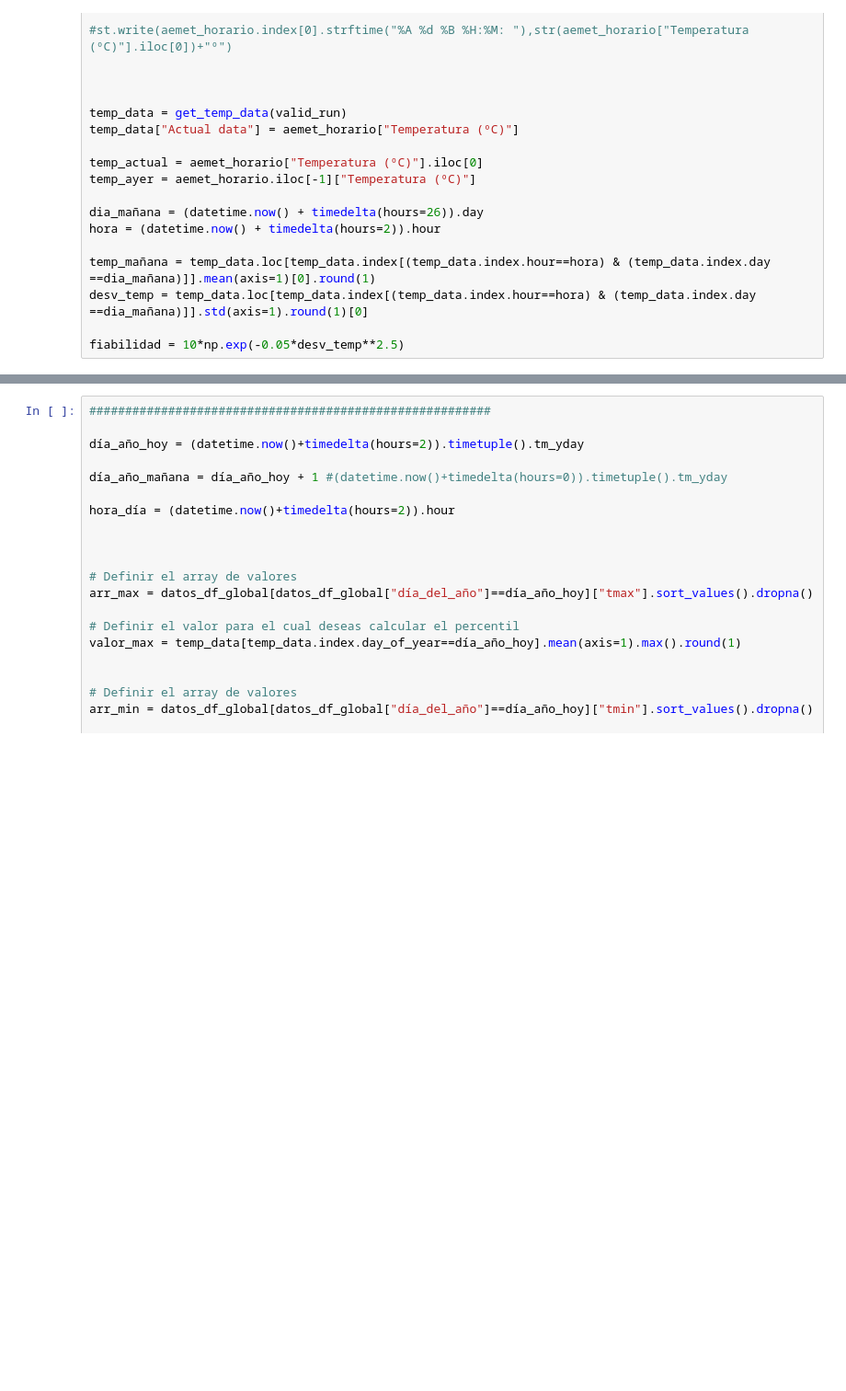
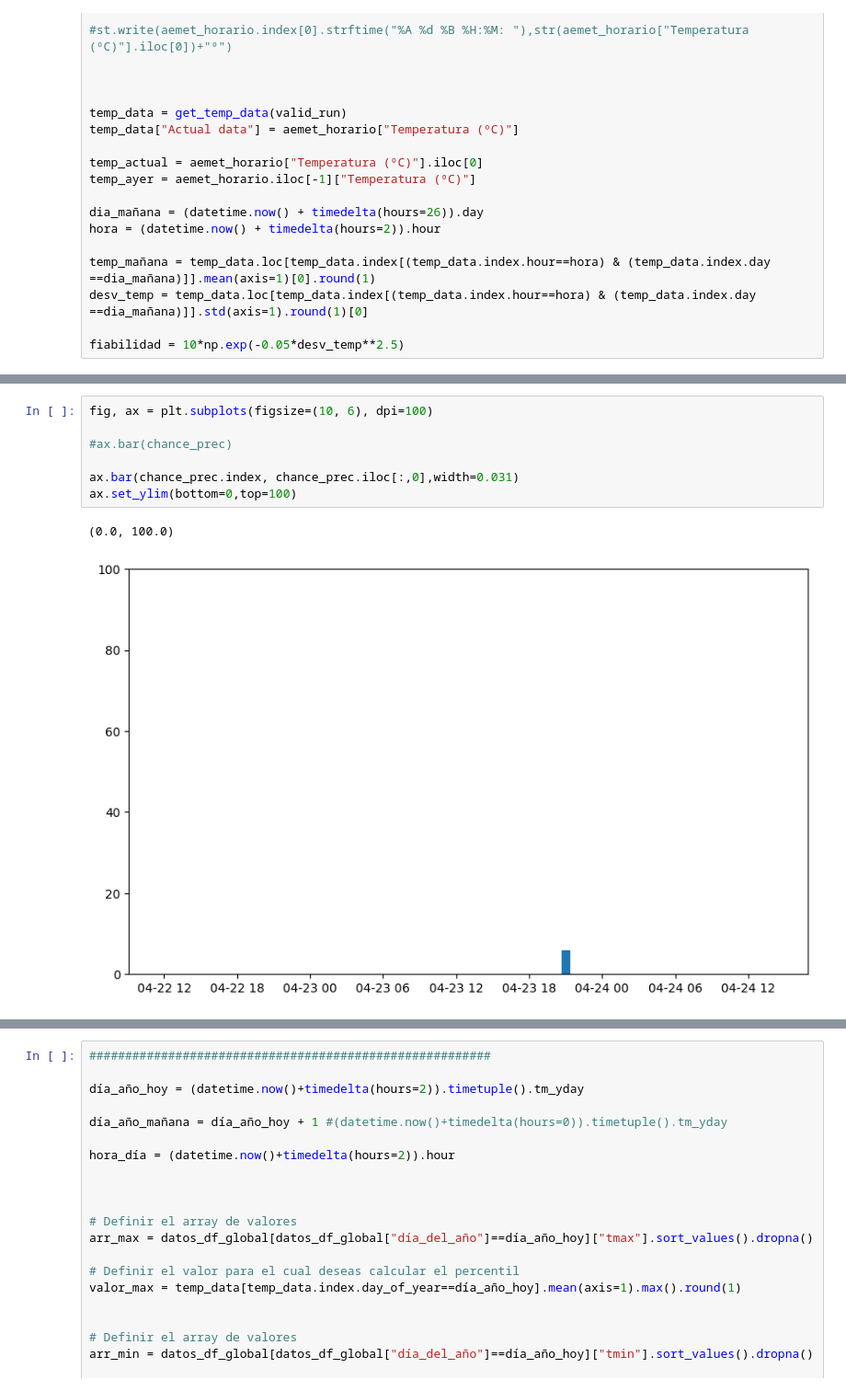
Before and after one commit to ivan5cg/Meteo, a Jupyter notebook: meteo dash.ipynb, the cells around one changed output, grey strips where cells are left out. Shown at 92% size. Saved outputs shown, nothing was run; the diff lists cells and outputs as text; blank space fills up the shorter version.

```diff
--- a/meteo dash.ipynb
+++ b/meteo dash.ipynb
@@ -269,0 +466,10 @@ NameError: name 'arr_max' is not defined
+# %%
+fig, ax = plt.subplots(figsize=(10, 6), dpi=100)
+
+#ax.bar(chance_prec)
+
+ax.bar(chance_prec.index, chance_prec.iloc[:,0],width=0.031)
+ax.set_ylim(bottom=0,top=100)
+# %% [output]
+(0.0, 100.0)
+[figure, added]
```
Also changed, not shown: parts of 32 cells of this notebook, 2 other files.
